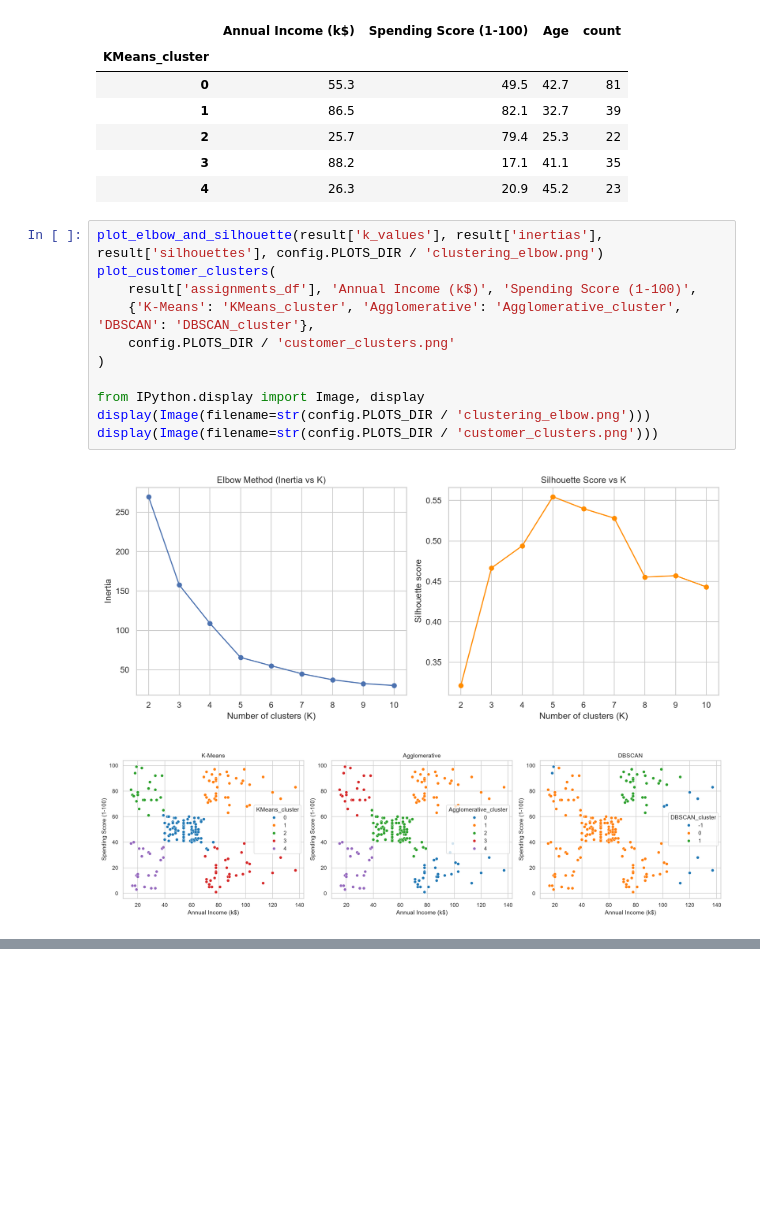
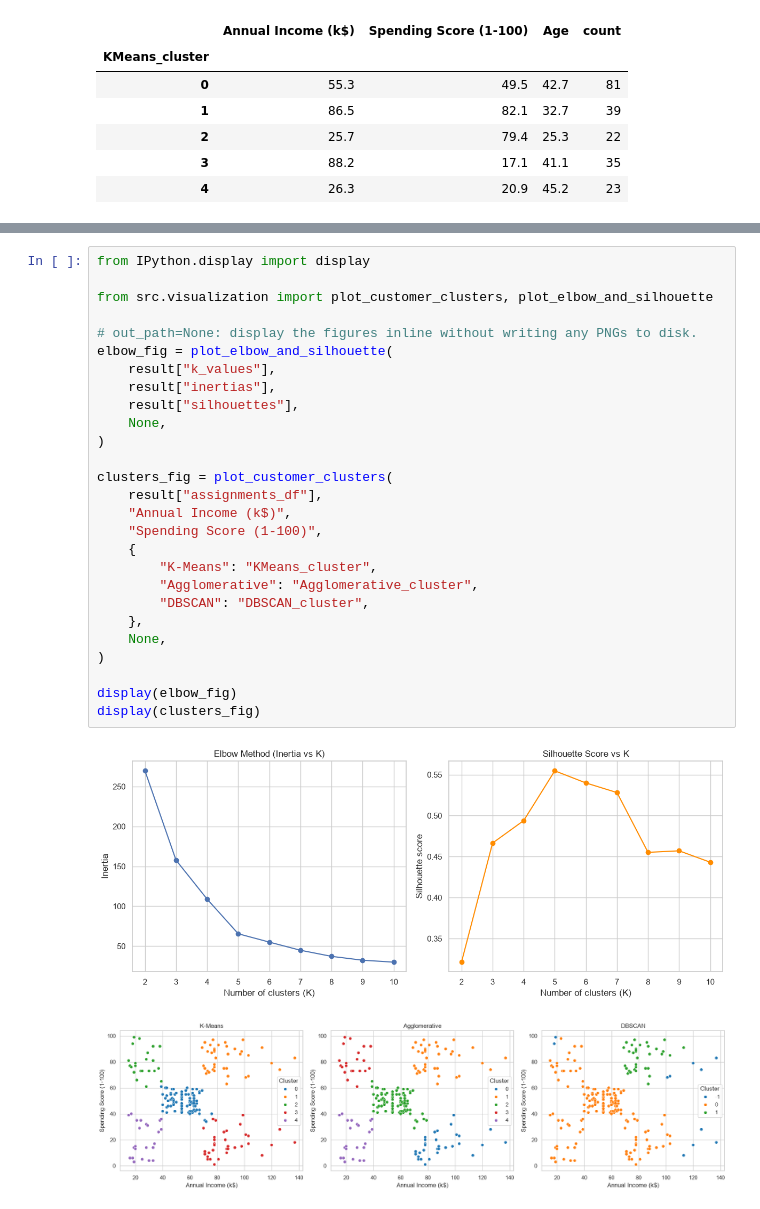
Before and after one commit to Praveenvin/ML-Algo, a Jupyter notebook: notebooks/03_clustering.ipynb, the cells around one changed output, grey strips where cells are left out. Cells and saved outputs as stored; diff of their text form; blank space fills up the shorter version.

```diff
--- a/notebooks/03_clustering.ipynb
+++ b/notebooks/03_clustering.ipynb
@@ -33,20 +49,6 @@ DBSCAN eps=0.468, min_samples=5
 | 2 | 25.7 | 79.4 | 25.3 | 22 |
 | 3 | 88.2 | 17.1 | 41.1 | 35 |
 | 4 | 26.3 | 20.9 | 45.2 | 23 |
-# %%
-plot_elbow_and_silhouette(result['k_values'], result['inertias'], result['silhouettes'], config.PLOTS_DIR / 'clustering_elbow.png')
-plot_customer_clusters(
-    result['assignments_df'], 'Annual Income (k$)', 'Spending Score (1-100)',
-    {'K-Means': 'KMeans_cluster', 'Agglomerative': 'Agglomerative_cluster', 'DBSCAN': 'DBSCAN_cluster'},
-    config.PLOTS_DIR / 'customer_clusters.png'
-)
-
-from IPython.display import Image, display
-display(Image(filename=str(config.PLOTS_DIR / 'clustering_elbow.png')))
-display(Image(filename=str(config.PLOTS_DIR / 'customer_clusters.png')))
-# %% [output]
-[figure, removed]
-[figure, removed]
 # %%
 result['assignments_df'].head()
 # %% [output]
@@ -56,3 +58,33 @@ result['assignments_df'].head()
 | 2 | 3 | Female | 20 | 16 | 6 | 4 | ... |
 | 3 | 4 | Female | 23 | 16 | 77 | 2 | ... |
 | 4 | 5 | Female | 31 | 17 | 40 | 4 | ... |
+# %%
+from IPython.display import display
+
+from src.visualization import plot_customer_clusters, plot_elbow_and_silhouette
+
+# out_path=None: display the figures inline without writing any PNGs to disk.
+elbow_fig = plot_elbow_and_silhouette(
+    result["k_values"],
+    result["inertias"],
+    result["silhouettes"],
+    None,
+)
+
+clusters_fig = plot_customer_clusters(
+    result["assignments_df"],
+    "Annual Income (k$)",
+    "Spending Score (1-100)",
+    {
+        "K-Means": "KMeans_cluster",
+        "Agglomerative": "Agglomerative_cluster",
+        "DBSCAN": "DBSCAN_cluster",
+    },
+    None,
+)
+
+display(elbow_fig)
+display(clusters_fig)
+# %% [output]
+[figure, added]
+[figure, added]
```
Also changed, not shown: parts of 2 cells of this notebook, 42 other files.
